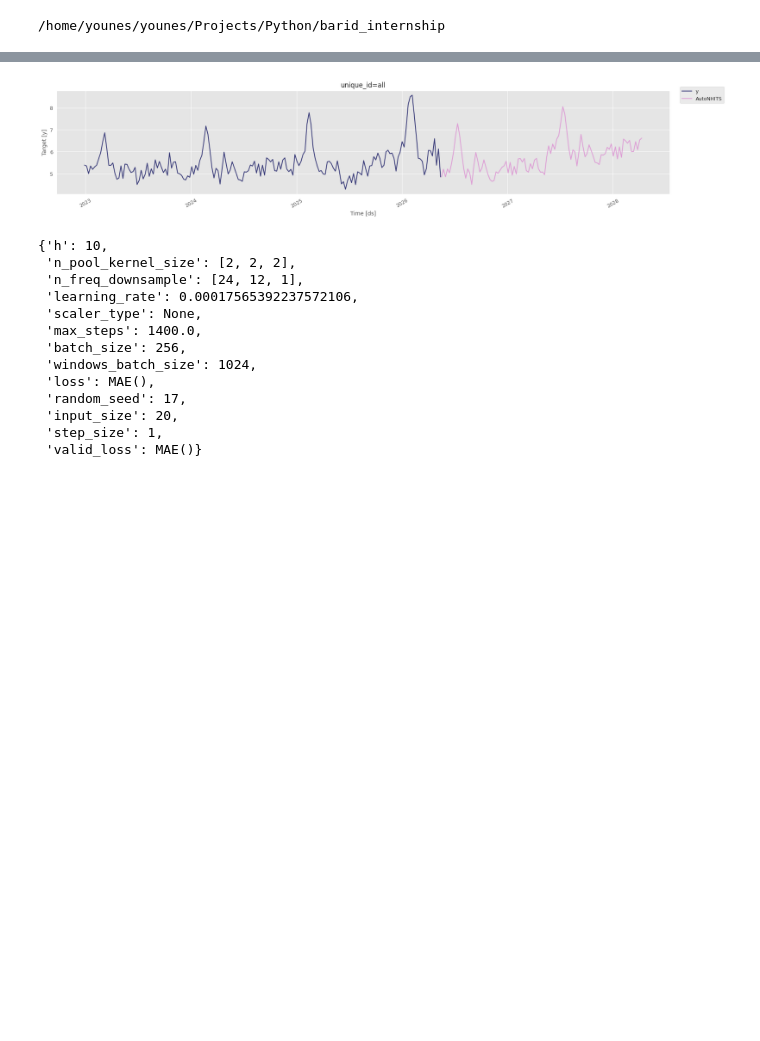
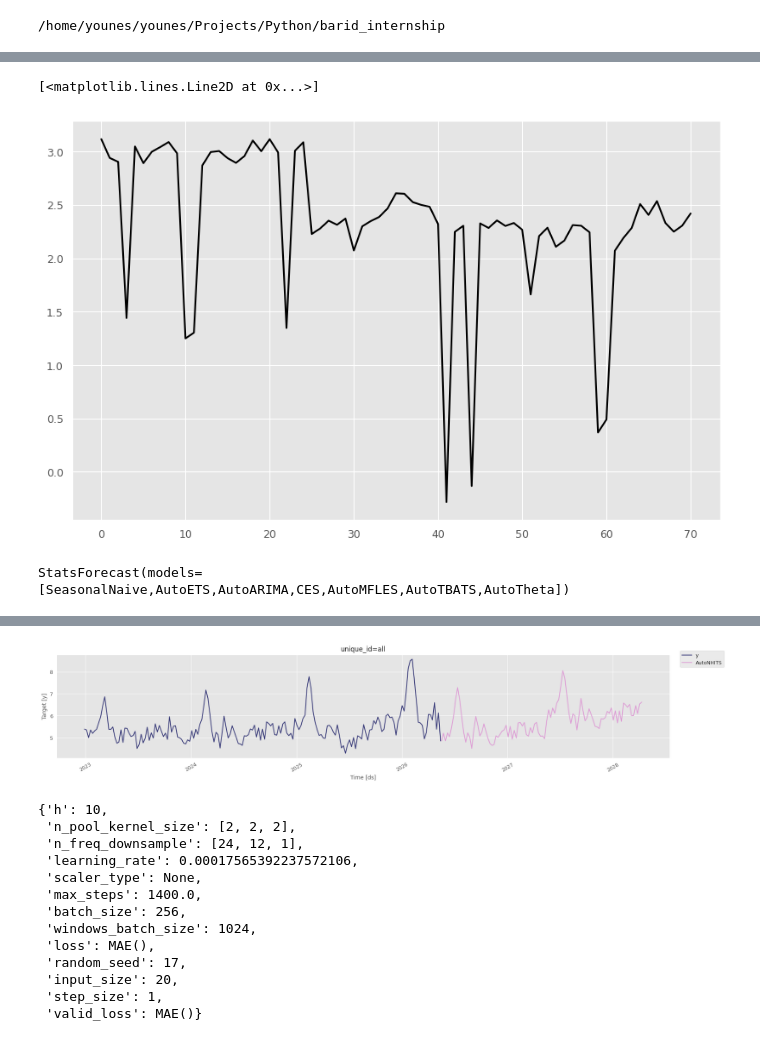
Before and after one commit to YounesMlik/barid_internship, a Jupyter notebook: notebooks/forecasting_demand_inter.ipynb, the cells around one changed output, grey strips where cells are left out. Cells and saved outputs as stored; diff of their text form; code cells hidden in the pictures; blank space fills up the shorter version.

```diff
--- a/notebooks/forecasting_demand_inter.ipynb
+++ b/notebooks/forecasting_demand_inter.ipynb
@@ -428,0 +350,47 @@ IndexError: index 1 is out of bounds for axis 0 with size 1
+# %%
+plt.plot(fc_daily.filter(pl.col("ds").dt.weekday()==1)["AutoETS"])
+# %% [output]
+[<matplotlib.lines.Line2D at 0x...>]
+[figure, added]
+# %%
+sf_weekly = StatsForecast(
+    freq="1w",
+    n_jobs=-1,
+    models=[
+        SeasonalNaive(
+            season_length=hijri_year_weeks,
+            # prediction_intervals=intervals, # buggy
+        ),
+        AutoETS(
+            model="AAA",
+            damped=True,
+            season_length=hijri_year_weeks,
+            # prediction_intervals=intervals,  # unneeded
+        ),
+        AutoARIMA(
+            season_length=hijri_year_weeks,
+            # prediction_intervals=intervals,  # unneeded
+        ),
+        AutoCES(
+            season_length=hijri_year_weeks,
+            # prediction_intervals=intervals,  # unneeded
+        ),
+        AutoMFLES(
+            test_size=50,
+            season_length=hijri_year_weeks,
+            prediction_intervals=intervals_weekly,  # necessary
+        ),
+        AutoTBATS(
+            season_length=hijri_year_weeks,
+            # prediction_intervals=intervals,  # not allowed
+        ),
+        AutoTheta(
+            season_length=hijri_year_weeks,
+            # prediction_intervals=intervals,  # unneeded
+        ),
+    ],
+)
+
+sf_weekly.fit(df=df_weekly)  # pyright: ignore[reportArgumentType]
+# %% [output]
+StatsForecast(models=[SeasonalNaive,AutoETS,AutoARIMA,CES,AutoMFLES,AutoTBATS,AutoTheta])
```
Also changed, not shown: parts of 31 cells of this notebook, 5 other files.
